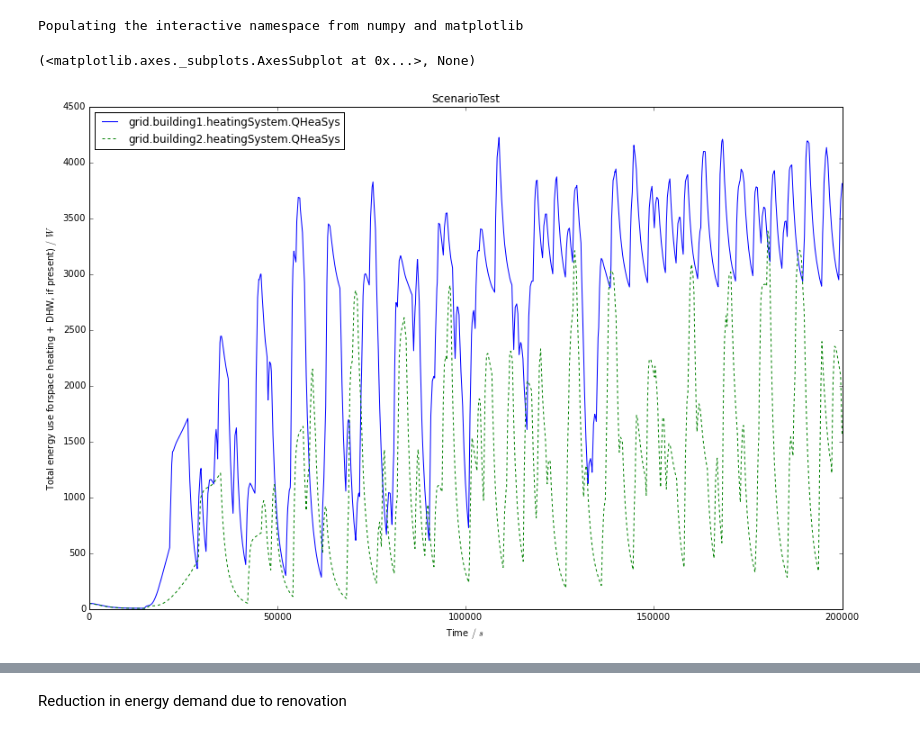
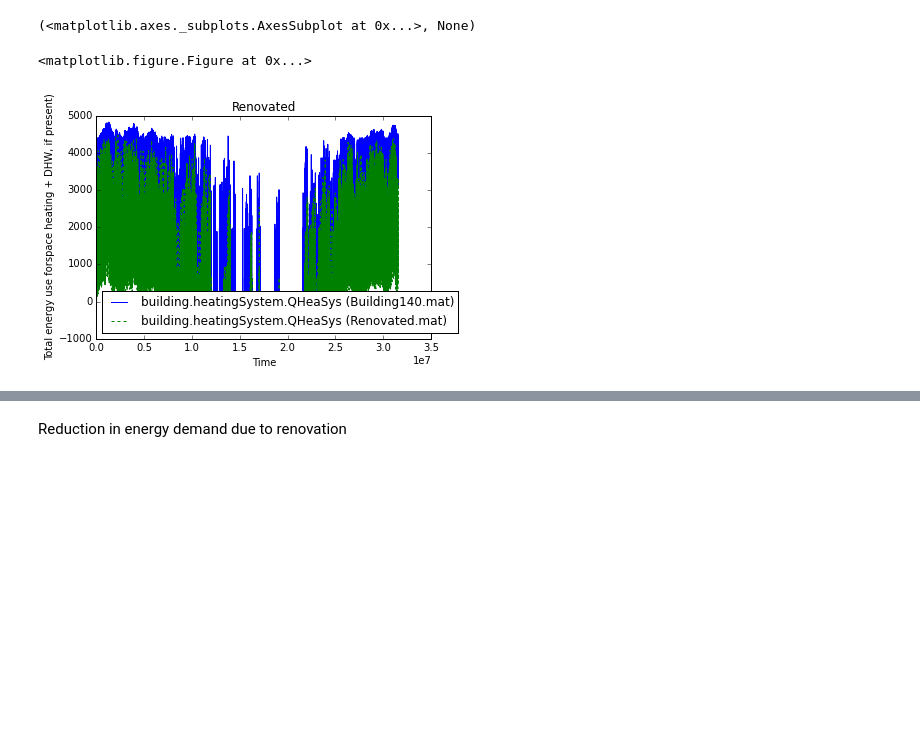
Before and after one commit to arnoutaertgeerts/DeSchipjes, a Jupyter notebook: Notebooks/Cumulative heat calculation.ipynb, the cells around one changed output, grey strips where cells are left out. Saved outputs shown, nothing was run; the diff lists cells and outputs as text; code cells hidden in the pictures; blank space fills up the shorter version.

```diff
--- a/Notebooks/Cumulative heat calculation.ipynb
+++ b/Notebooks/Cumulative heat calculation.ipynb
@@ -1,16 +1,20 @@
-# %%
-%pylab inline
-from modelicares import SimRes
-
-resultFile = 'C:\Users\u0098668\Documents\Dymola/ScenarioTest.mat'
-variables = ['grid.building1.heatingSystem.QHeaSys', 'grid.building2.heatingSystem.QHeaSys']
-# %% [output]
-Populating the interactive namespace from numpy and matplotlib
+# %%
+%matplotlib inline
+import matplotlib.pyplot as plt
+import numpy as np
+from modelicares import SimRes, SimResList
+
+results = [
+    SimRes(r'../Results/Building140.mat'),
+    SimRes(r'../Results/Renovated.mat')
+]
+variables = ['building.heatingSystem.QHeaSys']
 # %%
-sim = SimRes(resultFile)
-figsize(15,10)
+sim = SimResList(results)
+plt.figure(figsize=(15,10))
 sim.plot(variables)
 # %% [output]
 (<matplotlib.axes._subplots.AxesSubplot at 0x...>, None)
+<matplotlib.figure.Figure at 0x...>
-[figure, old version]
+[figure, new version]
 # %%
```
Also changed, not shown: parts of 4 cells of this notebook, 1 other file.
